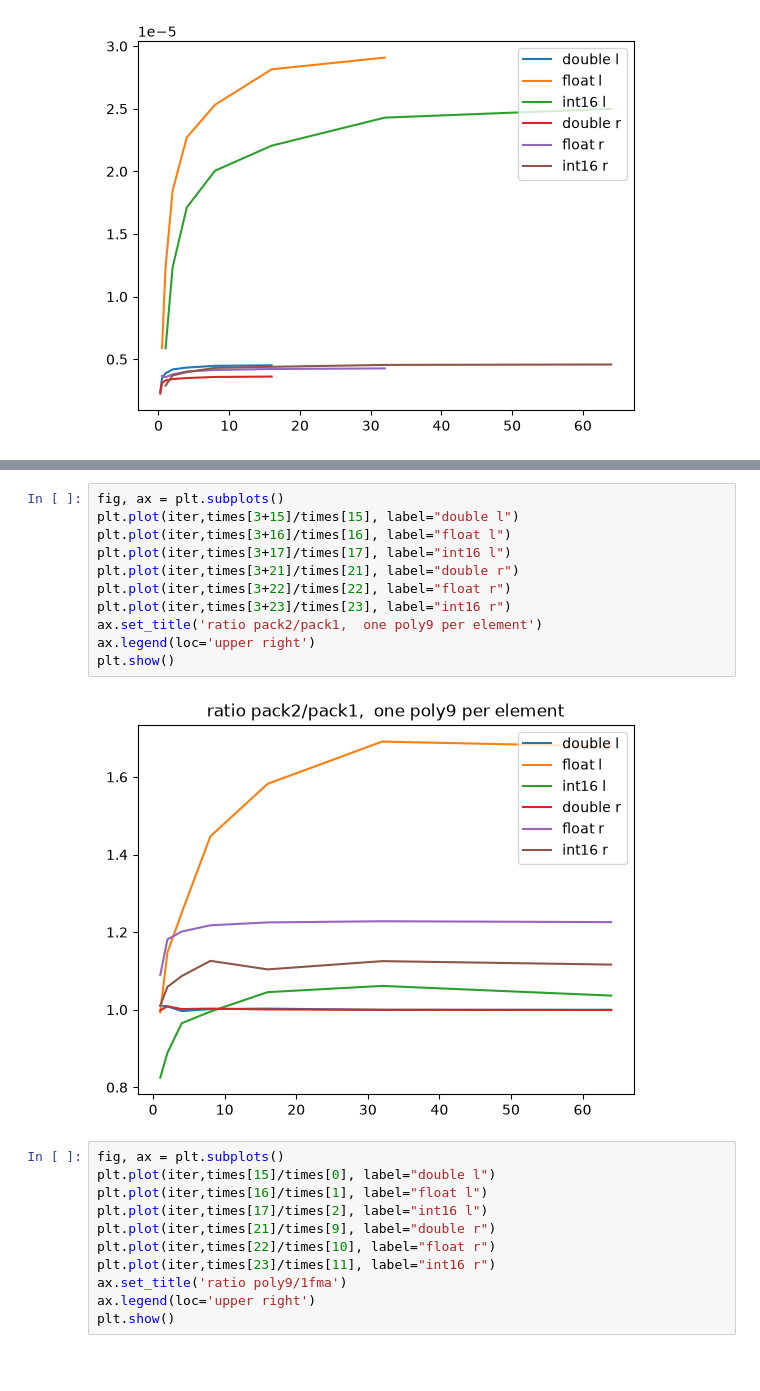
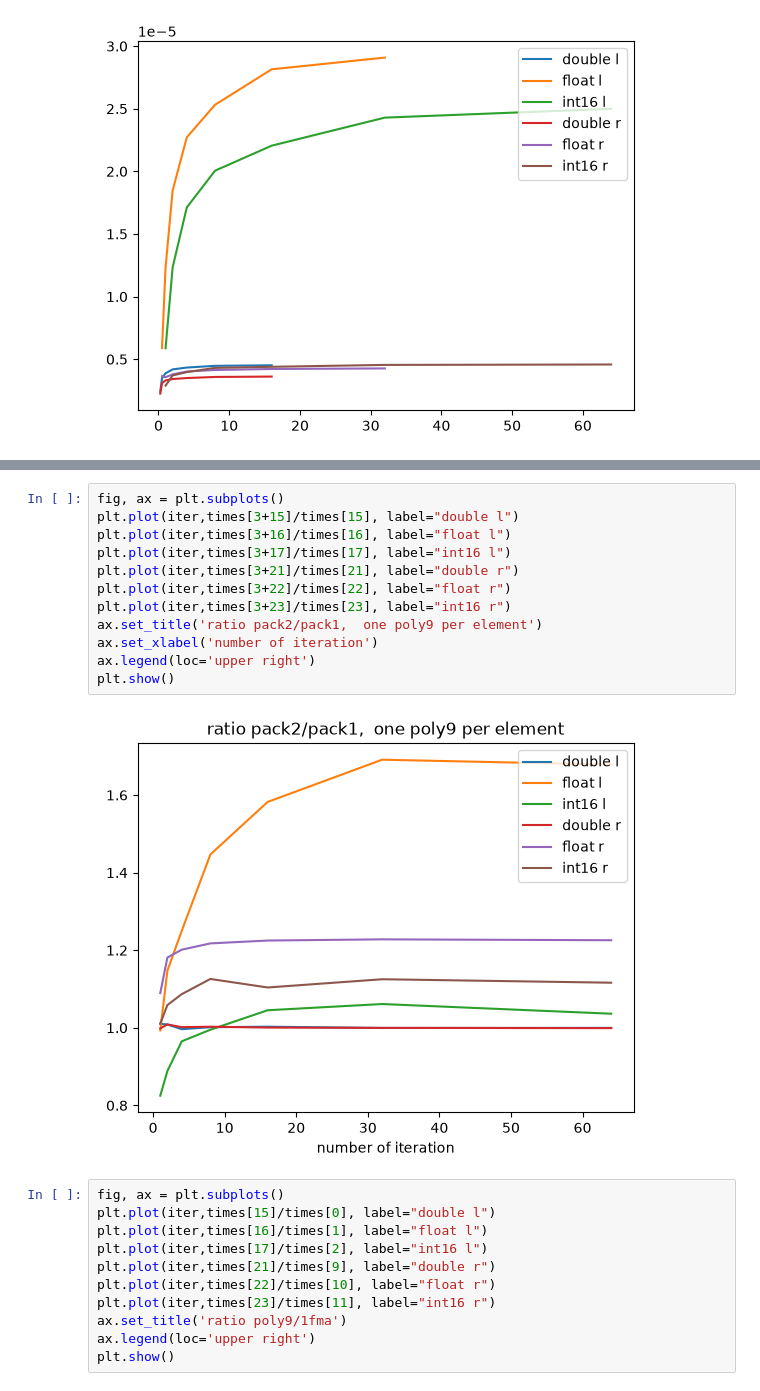
Before and after one commit to VinInn/pyTools, a Jupyter notebook: rooflineT4.ipynb, the cells around one changed output, grey strips where cells are left out. Drawn from its saved outputs; the diff is of its cells as text; blank space fills up the shorter version.

```diff
--- a/rooflineT4.ipynb
+++ b/rooflineT4.ipynb
@@ -150,16 +235,17 @@ plt.show()
 # %%
 fig, ax = plt.subplots()
 plt.plot(iter,times[3+15]/times[15], label="double l")
 plt.plot(iter,times[3+16]/times[16], label="float l")
 plt.plot(iter,times[3+17]/times[17], label="int16 l")
 plt.plot(iter,times[3+21]/times[21], label="double r")
 plt.plot(iter,times[3+22]/times[22], label="float r")
 plt.plot(iter,times[3+23]/times[23], label="int16 r")
 ax.set_title('ratio pack2/pack1,  one poly9 per element')
+ax.set_xlabel('number of iteration')
 ax.legend(loc='upper right')
 plt.show()
 # %% [output]
-[figure, old version]
+[figure, new version]
 # %%
 fig, ax = plt.subplots()
 plt.plot(iter,times[15]/times[0], label="double l")
```
Also changed, not shown: parts of 4 cells of this notebook.
